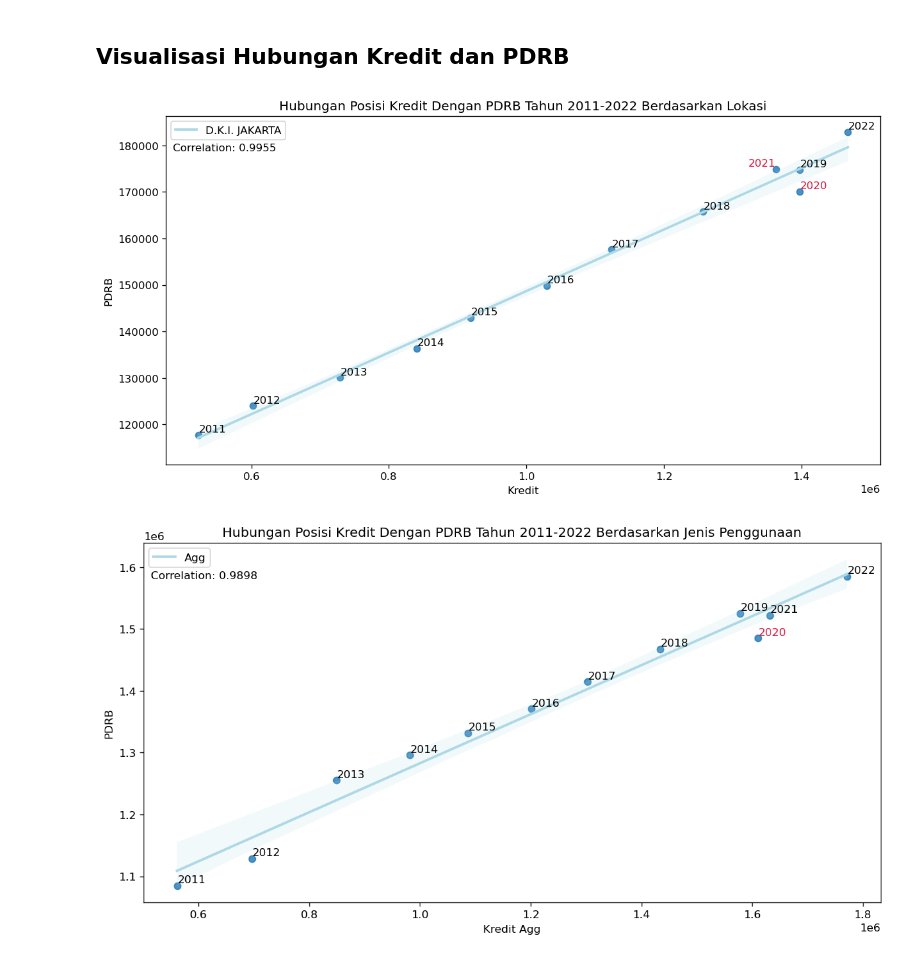
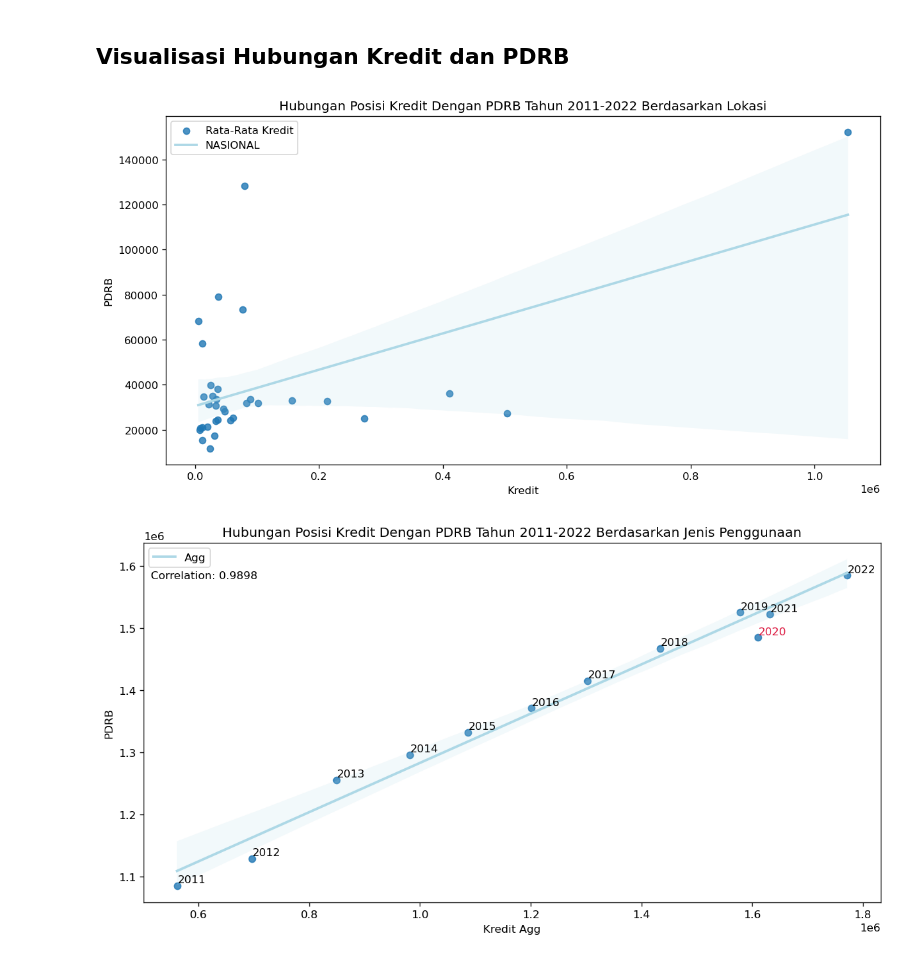
Before and after one commit to eddyref/Capstone_Project_TETRIS, a Jupyter notebook: Data Analysis.ipynb, the cells around one changed output. Saved outputs shown, nothing was run; the diff lists cells and outputs as text; code cells hidden in the pictures.

```diff
--- a/Data Analysis.ipynb
+++ b/Data Analysis.ipynb
@@ -219,7 +219,7 @@ plt.rcParams['figure.dpi'] = 120
 plt.rcParams['figure.figsize'] = 12, 6
 
 # Input By User
-bydata = 'D.K.I. JAKARTA'
+bydata = 'Agg'
 agg_method = lambda x: x.mean()
 
 # Data Prep
@@ -234,7 +234,7 @@ kp_pdrb = pd.merge(kp[kp['tahun'] >= 2011].reset_index(),
 
 # Input Condition
 if bydata == 'Agg':
-    df = kp_pdrb.groupby('provinsi')[['kredit', 'PDRB']].mean()
+    df = kp_pdrb.groupby('provinsi')[['provinsi', 'kredit', 'PDRB']].mean().reset_index()
     # Plotting
     sns.regplot(data= df,
                 x='kredit', y='PDRB',
@@ -246,7 +246,12 @@ if bydata == 'Agg':
     plt.xlabel('Kredit')
     plt.legend(loc='best')
 
-
+#     prov = ['KALIMANTAN TIMUR', 'KEPULAUAN RIAU', 'RIAU', 'KALIMANTAN UTARA', 'PAPUA BARAT',
+#            'JAWA BARAT', 'JAWA TIMUR', 'JAWA TENGAH']
+#     for p in prov:
+#         plt.text(df[df['provinsi'] == p]['kredit'],
+#                 df[df['provinsi'] == p]['PDRB'],
+#                 p, ha='left', va='bottom')
     plt.show()
 else:
     df = kp_pdrb[kp_pdrb['provinsi'] == bydata]
@@ -254,34 +259,34 @@ else:
     sns.regplot(data=df,
                 x='kredit', y='PDRB',
                 line_kws={'color':'lightblue', 'label':bydata})
     corr = df['kredit'].corr(kp_pdrb['PDRB'])
 
     # Plot Setting
     plt.title('Hubungan Posisi Kredit Dengan PDRB Tahun 2011-2022 Berdasarkan Lokasi')
     plt.xlabel('Kredit')
     plt.legend(loc='best')
     plt.annotate(f'Correlation: {corr:.4f}', xy=(0.01, 0.9), xycoords='axes fraction')
 
     txt = [plt.text(df['kredit'].values[0],
                     df['PDRB'].values[0],
                     df['tahun'].values[0],
                     ha='left', va='bottom')]
 
     for i in range(len(df)-1):
         if (df['PDRB'].values[i] > df['PDRB'].values[i+1]) | (df['kredit'].values[i] > df['kredit'].values[i+1]):
             txt.append(plt.text(df['kredit'].values[i+1],
                                 df['PDRB'].values[i+1],
                                 df['tahun'].values[i+1],
                                 ha='left', va='bottom', color='crimson'))
         else:
             txt.append(plt.text(df['kredit'].values[i+1],
                                 df['PDRB'].values[i+1],
                                 df['tahun'].values[i+1],
                                 ha='left', va='bottom'))
     adjust_text(txt)
     plt.show()
 # %% [output]
-[figure, old version]
+[figure, new version]
 # %%
 # Figure Setting
 plt.rcParams['figure.dpi'] = 120
```
Also changed, not shown: parts of 1 cell of this notebook.
